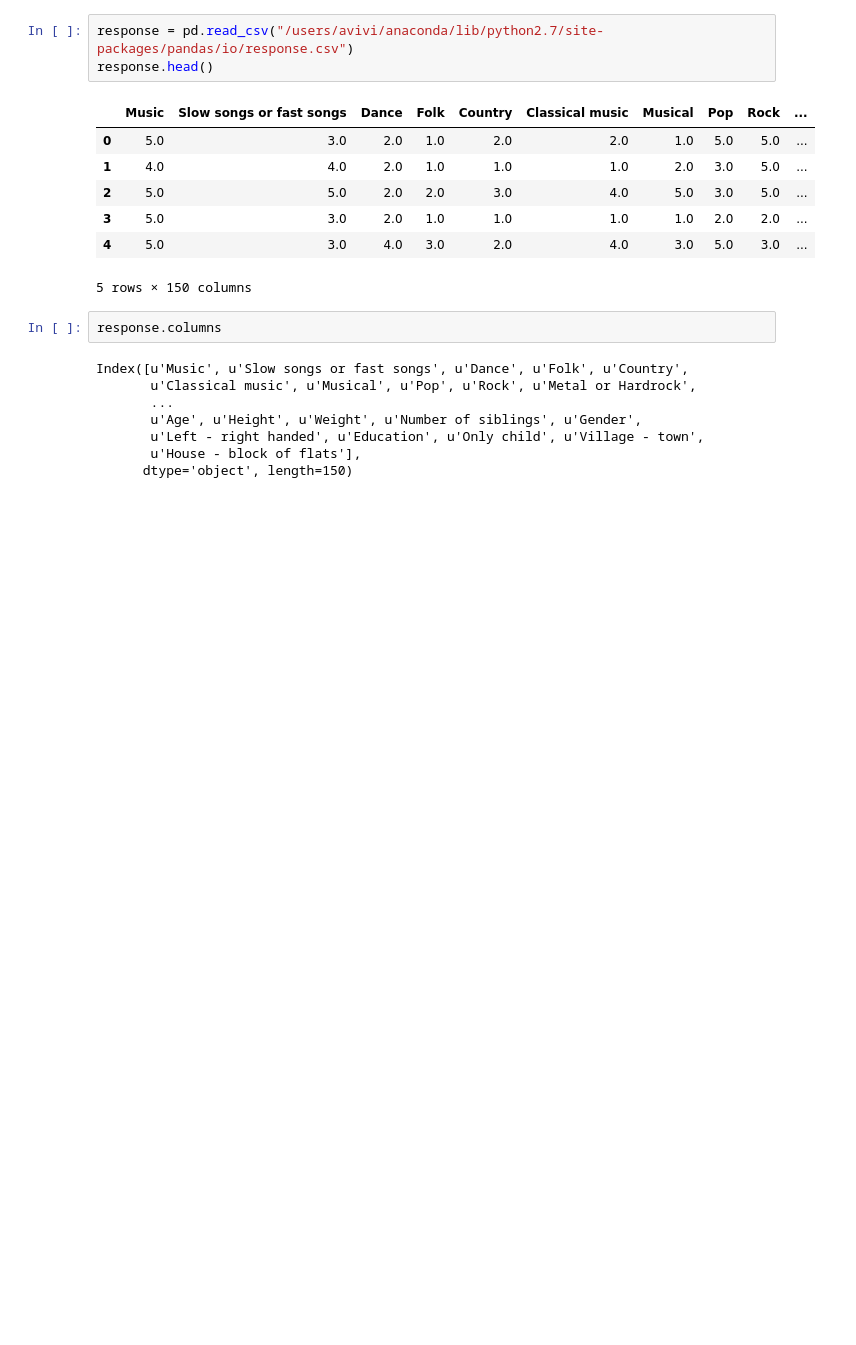
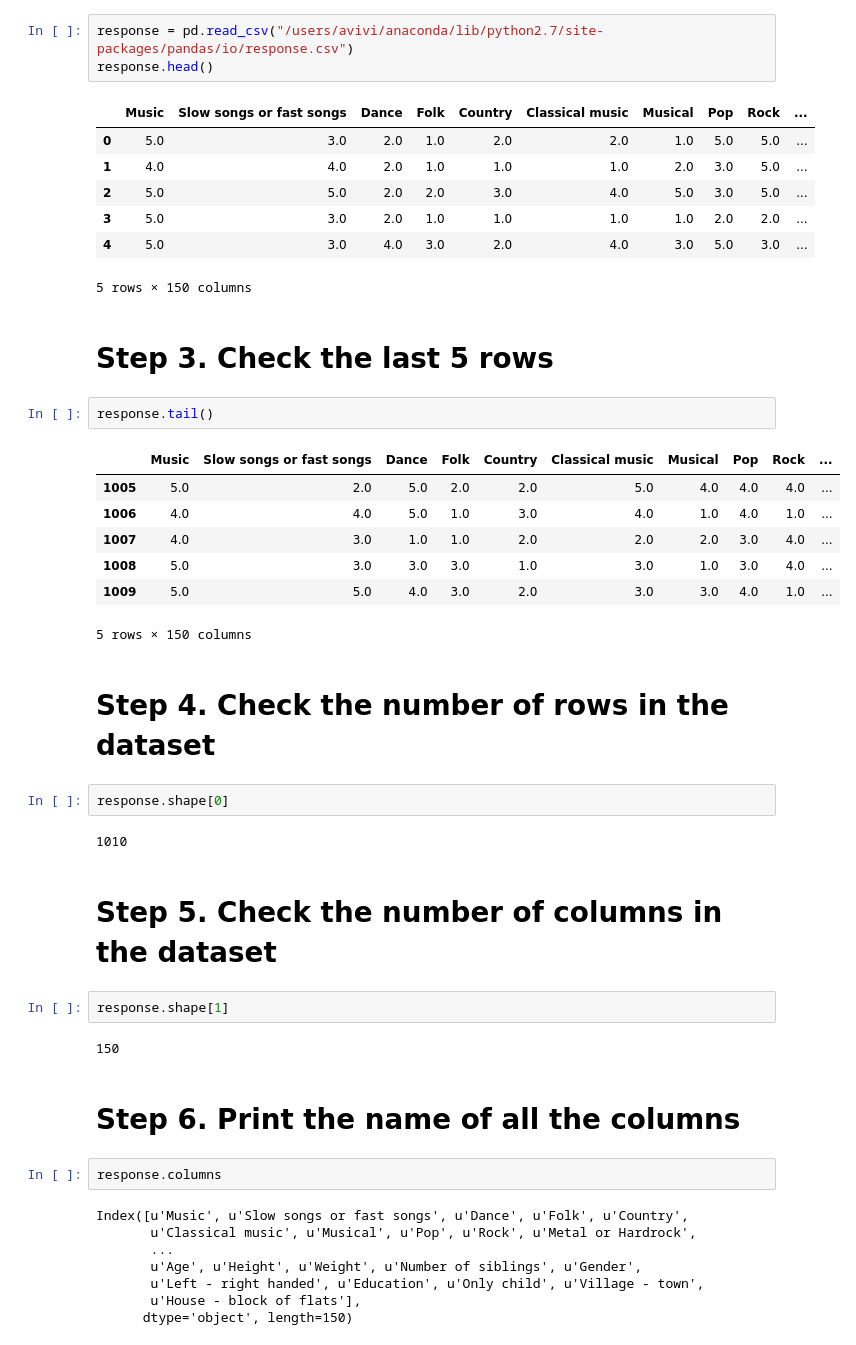
Before and after one commit to xiaoyangliu/Capstone-Avivi, a Jupyter notebook: Ryerson Capstone Project.ipynb, the cells around one changed output. Drawn from its saved outputs; the diff is of its cells as text; blank space fills up the shorter version.

```diff
--- a/Ryerson Capstone Project.ipynb
+++ b/Ryerson Capstone Project.ipynb
@@ -22,6 +24,32 @@ response.head()
 | 3 | 5.0 | 3.0 | 2.0 | 1.0 | 1.0 | 1.0 | 1.0 | 2.0 | 2.0 | ... |
 | 4 | 5.0 | 3.0 | 4.0 | 3.0 | 2.0 | 4.0 | 3.0 | 5.0 | 3.0 | ... |
 5 rows × 150 columns
+# %% [markdown]
+# Step 3. Check the last 5 rows
+# %%
+response.tail()
+# %% [output]
+|  | Music | Slow songs or fast songs | Dance | Folk | Country | Classical music | Musical | Pop | Rock | ... |
+| 1005 | 5.0 | 2.0 | 5.0 | 2.0 | 2.0 | 5.0 | 4.0 | 4.0 | 4.0 | ... |
+| 1006 | 4.0 | 4.0 | 5.0 | 1.0 | 3.0 | 4.0 | 1.0 | 4.0 | 1.0 | ... |
+| 1007 | 4.0 | 3.0 | 1.0 | 1.0 | 2.0 | 2.0 | 2.0 | 3.0 | 4.0 | ... |
+| 1008 | 5.0 | 3.0 | 3.0 | 3.0 | 1.0 | 3.0 | 1.0 | 3.0 | 4.0 | ... |
+| 1009 | 5.0 | 5.0 | 4.0 | 3.0 | 2.0 | 3.0 | 3.0 | 4.0 | 1.0 | ... |
+5 rows × 150 columns
+# %% [markdown]
+# Step 4. Check the number of rows in the dataset
+# %%
+response.shape[0]
+# %% [output]
+1010
+# %% [markdown]
+# Step 5. Check the number of columns in the dataset
+# %%
+response.shape[1]
+# %% [output]
+150
+# %% [markdown]
+# Step 6. Print the name of all the columns
 # %%
 response.columns
 # %% [output]
```
Also changed, not shown: parts of 32 cells of this notebook.
